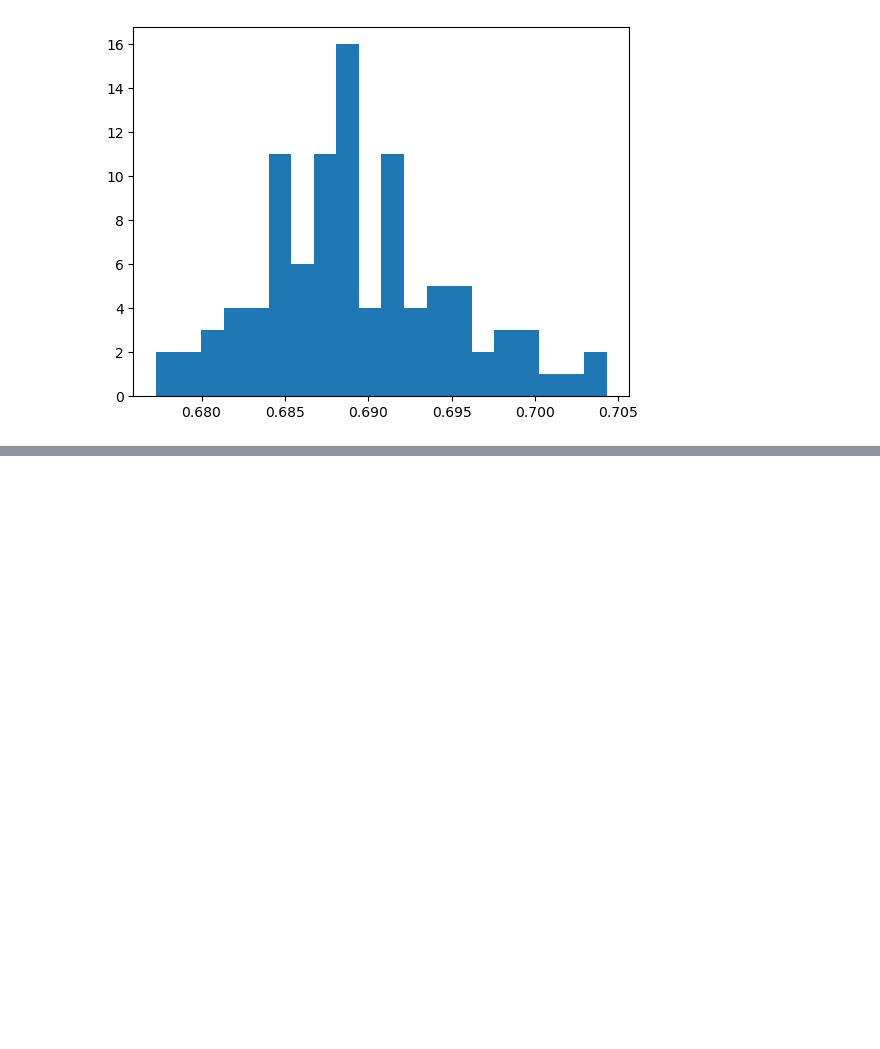
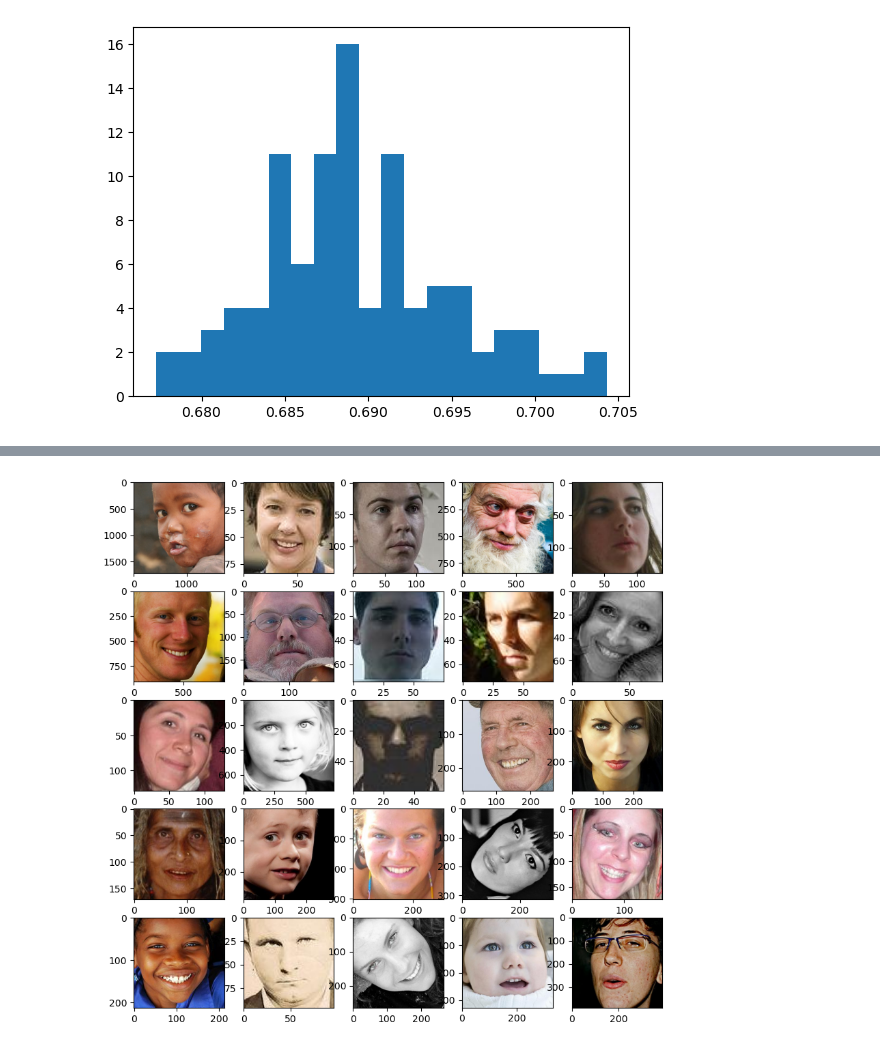
Before and after one commit to Usatoff/datasets_similarity, a Jupyter notebook: base.ipynb, the cells around one changed output, grey strips where cells are left out. Drawn from its saved outputs; the diff is of its cells as text; code cells hidden in the pictures; blank space fills up the shorter version.

```diff
--- a/base.ipynb
+++ b/base.ipynb
@@ -232,0 +234,4 @@ np.ceil(1.2)
+# %%
+plot_images(test_dataset, 25)
+# %% [output]
+[figure, added]
```
Also changed, not shown: parts of 4 cells of this notebook.
